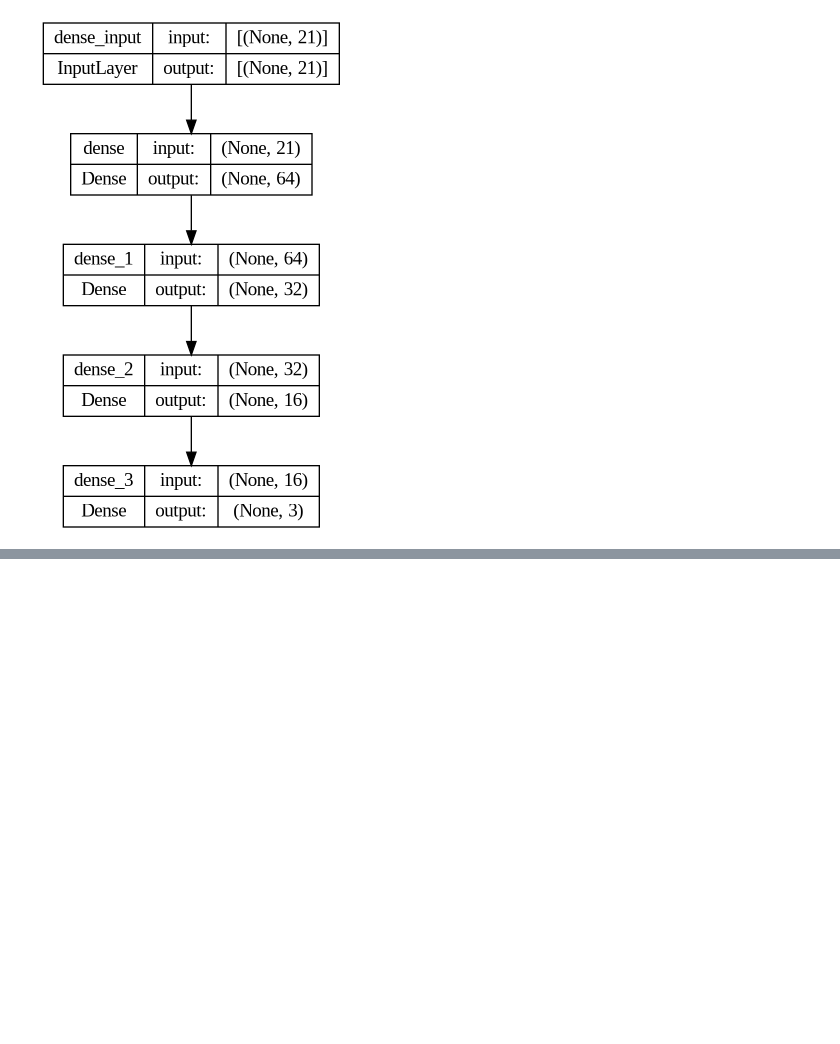
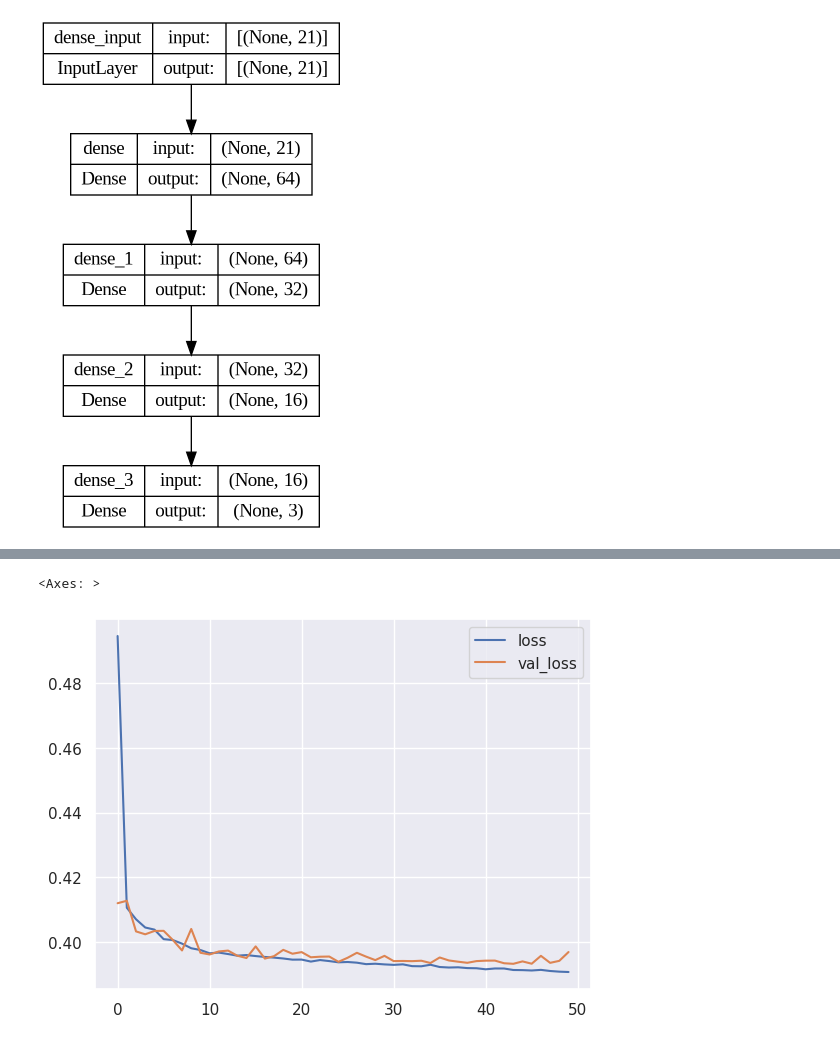
Before and after one commit to Henri-debug/diabetes_classification, a Jupyter notebook: diabetes_mlp.ipynb, the cells around one changed output, grey strips where cells are left out. Saved outputs shown, nothing was run; the diff lists cells and outputs as text; code cells hidden in the pictures; blank space fills up the shorter version.

```diff
--- a/diabetes_mlp.ipynb
+++ b/diabetes_mlp.ipynb
@@ -500,0 +525,5 @@ Text(0, 0.5, 'Loss')
+# %%
+history_df.loc[0:,['loss','val_loss']].plot()
+# %% [output]
+<Axes: >
+[figure, added]
```
Also changed, not shown: parts of 23 cells of this notebook.
